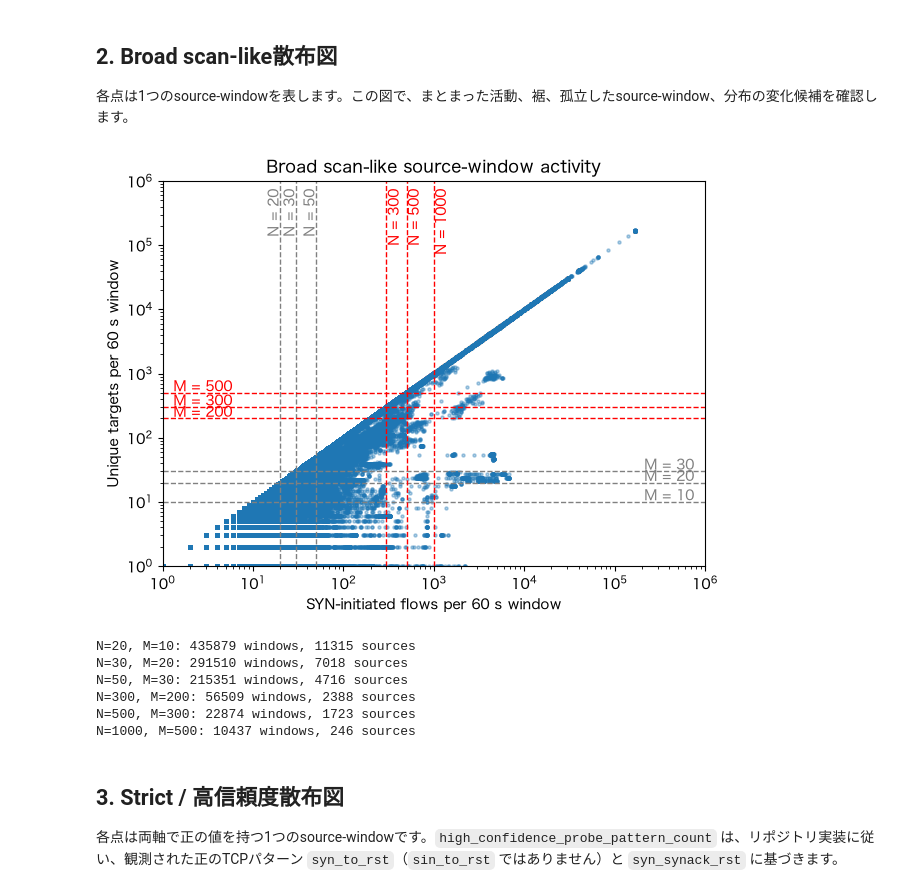
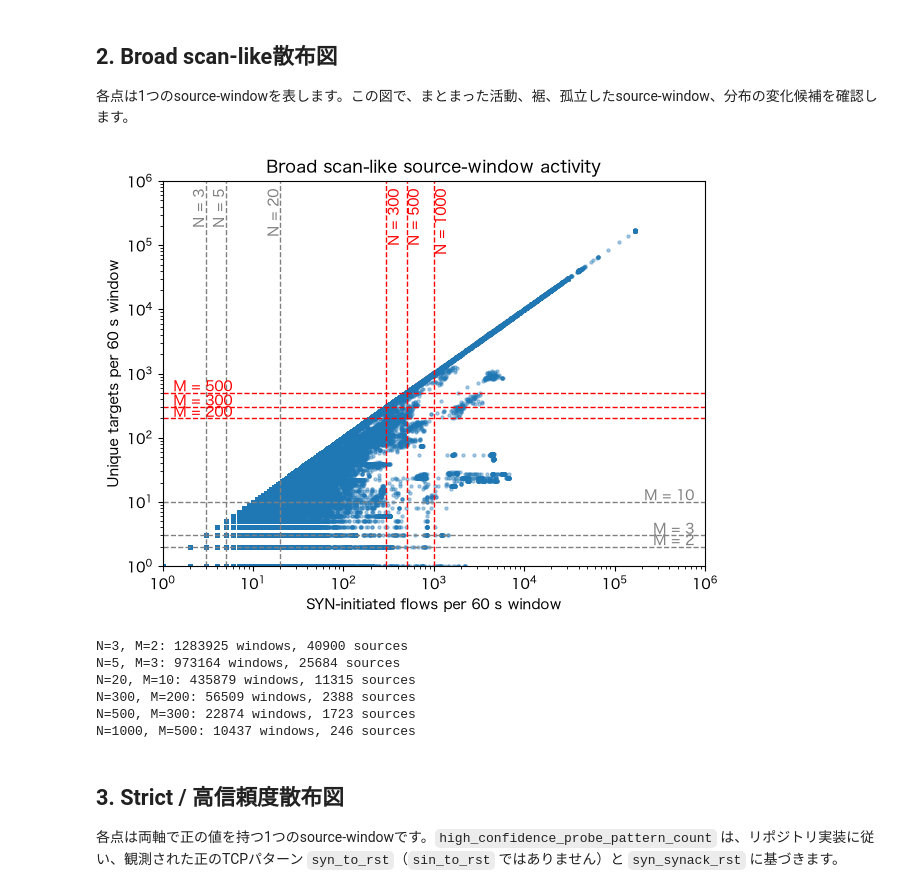
Before and after one commit to ShuntaSakai/mawi-global-analysis, a Jupyter notebook: notebooks/01_scan_threshold_exploration.ipynb, the cells around one changed output. Cells and saved outputs as stored; diff of their text form; code cells hidden in the pictures.

```diff
--- a/notebooks/01_scan_threshold_exploration.ipynb
+++ b/notebooks/01_scan_threshold_exploration.ipynb
@@ -88,9 +88,9 @@ broad_candidates = [
 ]
 
 strict_candidates = [
+    (3, 2),
+    (5, 3),
     (20, 10),
-    (30, 20),
-    (50, 30),
 ]
 
 fig, ax = plt.subplots(figsize=(7, 5))
@@ -118,37 +118,37 @@ for n, m in broad_candidates:
     ax.axvline(n, color='red', linestyle='--', linewidth=1)
     ax.axhline(m, color='red', linestyle='--', linewidth=1)
     ax.text(n, 0.98, f'N = {n}', color='red', rotation=90, transform=ax.get_xaxis_transform(), ha='left', va='top')
     ax.text(0.02, m, f'M = {m}', color='red', transform=ax.get_yaxis_transform(), ha='left', va='bottom')
 plt.show()
 
 for n, m in strict_candidates:
     matched = windows[
         (windows["syn_initiated_flow_count"] >= n)
         & (windows["unique_targets"] >= m)
     ]
 
     print(
         f"N={n}, M={m}: "
         f"{len(matched)} windows, "
         f"{matched['initial_syn_sender_ip'].nunique()} sources"
     )
 
 for n, m in broad_candidates:
     matched = windows[
         (windows["syn_initiated_flow_count"] >= n)
         & (windows["unique_targets"] >= m)
     ]
 
     print(
         f"N={n}, M={m}: "
         f"{len(matched)} windows, "
         f"{matched['initial_syn_sender_ip'].nunique()} sources"
     )
 # %% [output]
-[figure, old version]
+[figure, new version]
+N=3, M=2: 1283925 windows, 40900 sources
+N=5, M=3: 973164 windows, 25684 sources
 N=20, M=10: 435879 windows, 11315 sources
-N=30, M=20: 291510 windows, 7018 sources
-N=50, M=30: 215351 windows, 4716 sources
 N=300, M=200: 56509 windows, 2388 sources
 N=500, M=300: 22874 windows, 1723 sources
 N=1000, M=500: 10437 windows, 246 sources
```
Also changed, not shown: parts of 2 cells of this notebook.
